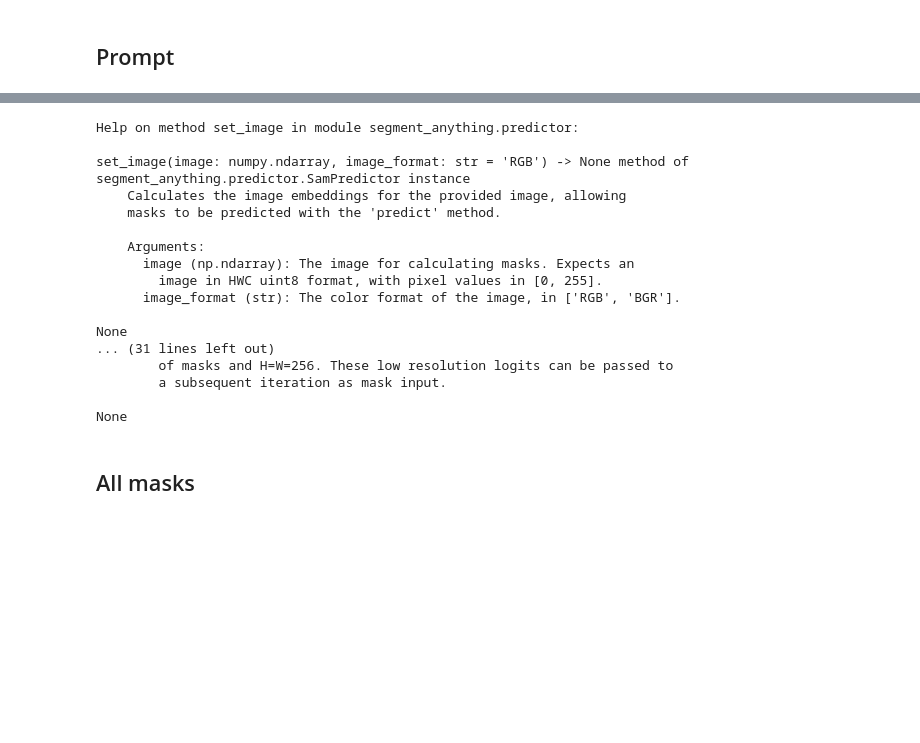
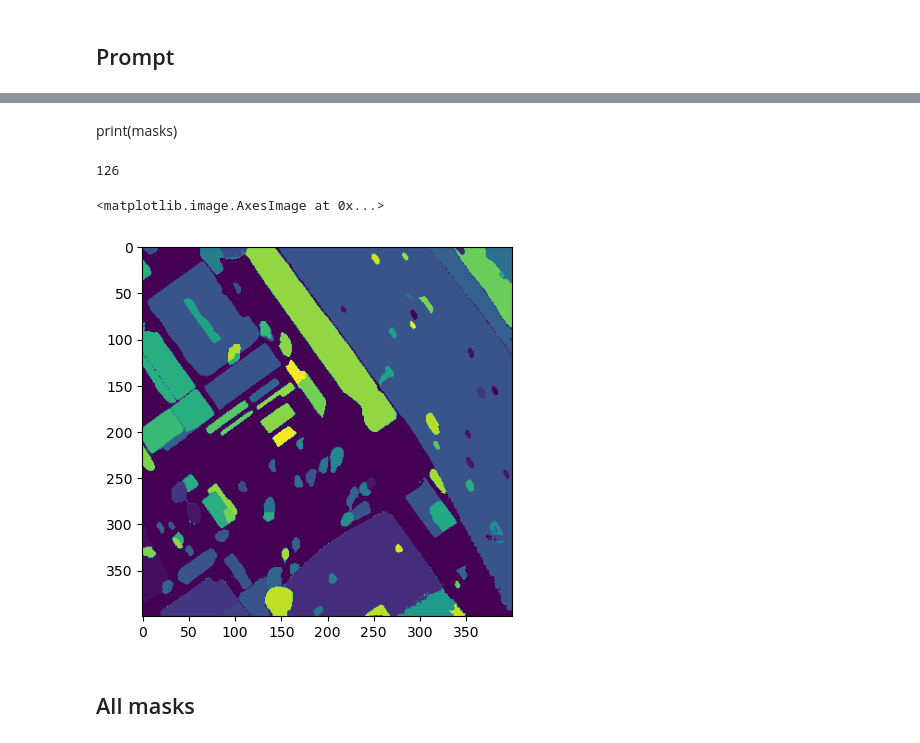
Before and after one commit to janulm/eth-cil-road-segmentation, a Jupyter notebook: sam_test.ipynb, the cells around one changed output, grey strips where cells are left out. Drawn from its saved outputs; the diff is of its cells as text; code cells hidden in the pictures; blank space fills up the shorter version.

```diff
--- a/sam_test.ipynb
+++ b/sam_test.ipynb
@@ -65,24 +44,31 @@ print(masks)
-# %%
-print(help(predictor.set_image))
-print(help(predictor.predict))
-# %% [output]
-Help on method set_image in module segment_anything.predictor:
-
-set_image(image: numpy.ndarray, image_format: str = 'RGB') -> None method of segment_anything.predictor.SamPredictor instance
-    Calculates the image embeddings for the provided image, allowing
-    masks to be predicted with the 'predict' method.
-
-    Arguments:
-      image (np.ndarray): The image for calculating masks. Expects an
-        image in HWC uint8 format, with pixel values in [0, 255].
-      image_format (str): The color format of the image, in ['RGB', 'BGR'].
-
-None
-... (31 lines left out)
-        of masks and H=W=256. These low resolution logits can be passed to
-        a subsequent iteration as mask input.
-
-None
+# %% [markdown]
+print(masks)
+# %%
+
+# show the mask using matplotlib
+#plt.imshow(masks)
+#plt.show()
+print(len(masks))
+
+def mask_to_image(masks):
+    # add all the masks with a different color together and show them as one image
+    mask = np.zeros_like(masks[0]["segmentation"])
+    i = len(masks) + 10
+    for m in masks:
+        # convert the binary {true,false} mask to {0,1} mask
+        m["segmentation"] = i * m["segmentation"].astype(np.uint8)
+        i-=1
+        mask += m["segmentation"]
+    return mask
+
+
+
+mask = mask_to_image(masks)
+plt.imshow(mask)
+# %% [output]
+126
+<matplotlib.image.AxesImage at 0x...>
+[figure, added]
 # %% [markdown]
 ## All masks
 # %%
```
Also changed, not shown: parts of 3 cells of this notebook, 1 other file.
